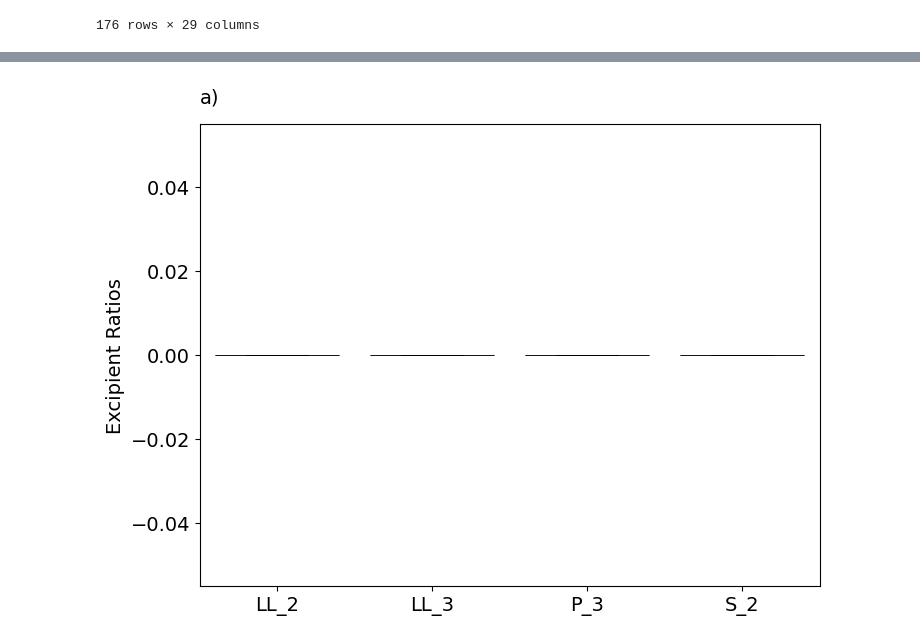
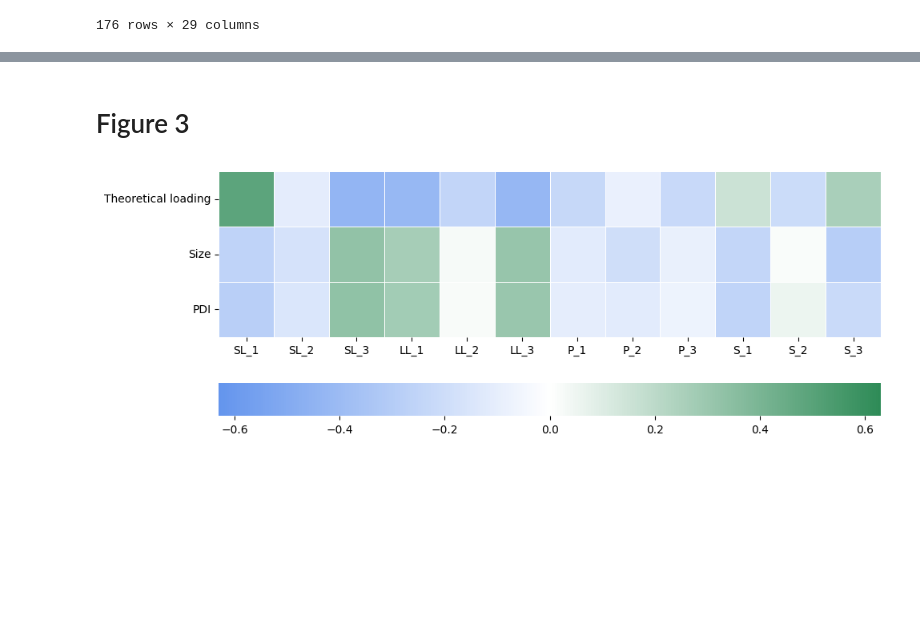
Before and after one commit to ZeqingBao/SDL5_Nano, a Jupyter notebook: 1st_round_screening/1st_data_analysis.ipynb, the cells around one changed output, grey strips where cells are left out. Saved outputs shown, nothing was run; the diff lists cells and outputs as text; code cells hidden in the pictures; blank space fills up the shorter version.

```diff
--- a/1st_round_screening/1st_data_analysis.ipynb
+++ b/1st_round_screening/1st_data_analysis.ipynb
@@ -685,8 +294,3 @@ def traceplot(data, col, ax, ann, minimize=True):
 
     ax.annotate(ann, xy=(0, 1.08), xycoords="axes fraction", va="top", ha="left", fontsize=fontsize)
     ax.set_facecolor('none')
-# %%
-# define parameters and objectives
-
-parameters = ['Drug', 'SL_1', 'SL_2', 'SL_3', 'LL_1', 'LL_2', 'LL_3', 'P_1', 'P_2', 'P_3', 'S_1', 'S_2', 'S_3']
-objectives = ['Size', 'PDI', 'Theoretical loading', 'Complexity', 'Hypervolume']
@@ -938,34 +509,41 @@ top_10 = data_HM.sort_values(by="Hypervolume", ascending=False).head(10)
-# %%
-# Plot the excipient preferences for the top-performing formulations
-
-fig, ax = plt.subplots(figsize=(8, 6))
-
-
-blues_palette = sns.color_palette("Blues", 4)  # Adjust the number to get enough shades
-
-
-sns.boxplot(
-    data = top_10[['LL_2', 'LL_3', 'P_3', 'S_2']],
-    color=blues_palette[2],
-    linewidth=0.5,  # Set border width
-    boxprops={'edgecolor': 'black'},  # Set border color
-    whiskerprops={'color': 'black'},
-    capprops={'color': 'black'},
-    medianprops={'color': 'black'},
-    showfliers=True,  # Hide outlier circles
-    ax=ax
-)
-
-fontsize = 14
-#ax.set_xlabel("")
-ax.set_ylabel("Excipient Ratios", fontsize=fontsize)
-ax.set_title("", fontsize=fontsize)
-ax.tick_params(axis='x', labelsize=fontsize)
-ax.tick_params(axis='y', labelsize=fontsize)
-
-ax.annotate("a)", xy=(0, 1.08), xycoords="axes fraction", va="top", ha="left", fontsize=fontsize)
-
-fig.patch.set(facecolor='none')
-fig.canvas.print_figure('Figure_4a.png', dpi=600)
-# %% [output]
-[figure, removed]
+# %% [markdown]
+# Figure 3
+# %%
+cols = [c for c in component_cols + objectives if c != 'Drug']
+corr = data_norm[cols].corr()
+corr_sub = corr.loc[objectives, component_cols]
+
+cmap = LinearSegmentedColormap.from_list("bluw_white_green",
+                                         ["cornflowerblue", "white", "seagreen", ])
+
+# Create figure/axes first
+fig, ax = plt.subplots(figsize=(10, 6))
+
+hm = sns.heatmap(
+    corr_sub,
+    ax=ax,
+    cmap=cmap,
+    center=0,
+    annot=False,
+    fmt=".2f",
+    vmin=-0.63,
+    vmax=0.63,
+    square=True,
+    linewidths=.5,
+    cbar=True,
+    cbar_kws={"orientation": "horizontal", "shrink": 1, "pad": 0.1}
+)
+
+# Move/label colorbar
+cbar = hm.collections[0].colorbar
+cbar.set_label("", rotation=0, labelpad=8)
+
+plt.title("")
+plt.tight_layout()
+
+# Transparent background + save
+fig.patch.set(facecolor='none')
+fig.savefig('Figure_3.png', dpi=600, transparent=True)
+plt.show()
+# %% [output]
+[figure, added]
```
Also changed, not shown: parts of 29 cells of this notebook, 12 other files.
